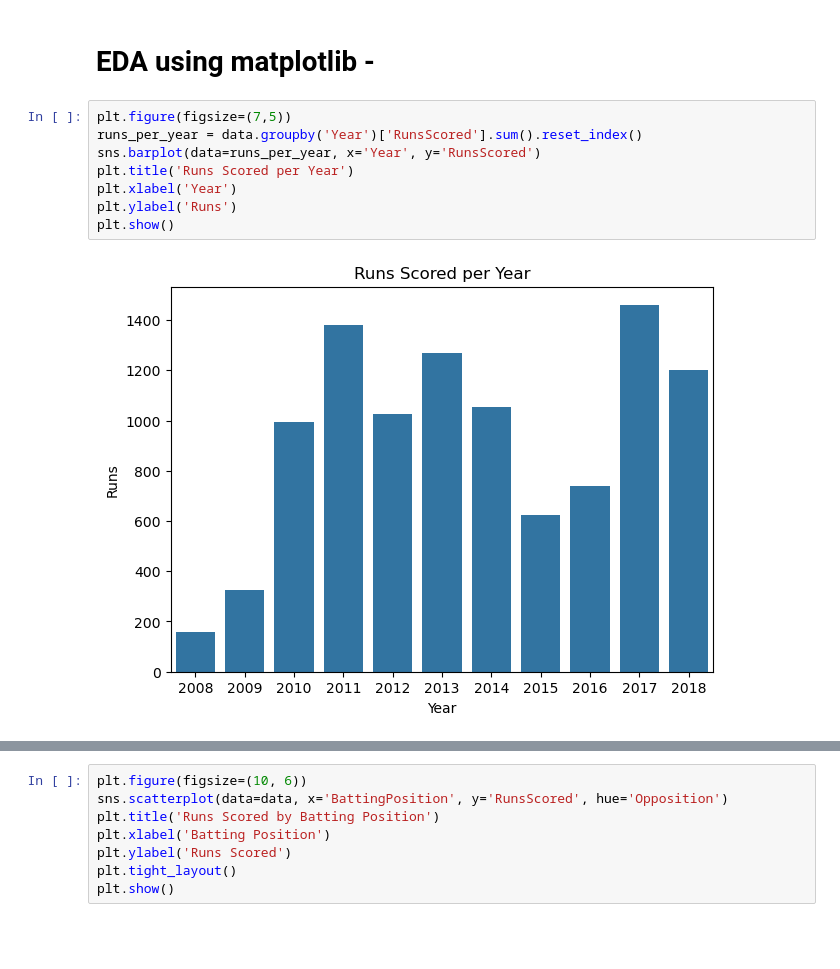
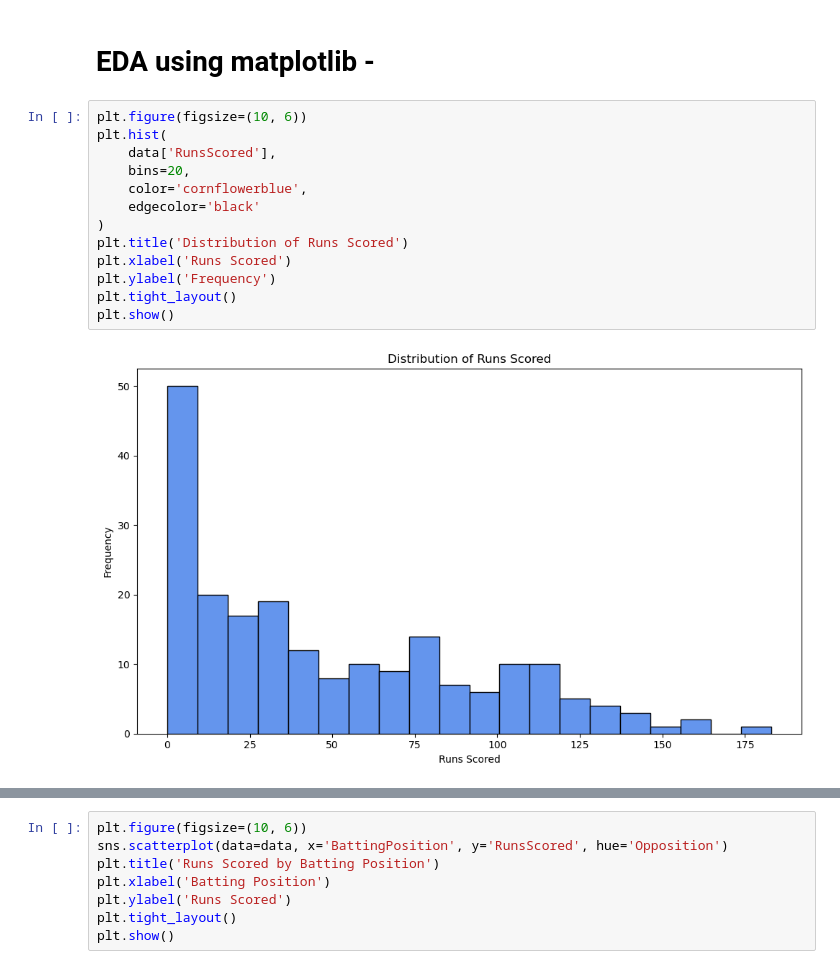
Before and after one commit to BARKKNIGHT/Data-Science, a Jupyter notebook: 16_april_2025_csv_eda.ipynb, the cells around one changed output, grey strips where cells are left out. Cells and saved outputs as stored; diff of their text form; blank space fills up the shorter version.

```diff
--- a/16_april_2025_csv_eda.ipynb
+++ b/16_april_2025_csv_eda.ipynb
@@ -70,13 +70,18 @@ dtype: int64
 # %% [markdown]
 # EDA using matplotlib -
 # %%
-plt.figure(figsize=(7,5))
-runs_per_year = data.groupby('Year')['RunsScored'].sum().reset_index()
-sns.barplot(data=runs_per_year, x='Year', y='RunsScored')
-plt.title('Runs Scored per Year')
-plt.xlabel('Year')
-plt.ylabel('Runs')
+plt.figure(figsize=(10, 6))
+plt.hist(
+    data['RunsScored'],
+    bins=20,
+    color='cornflowerblue',
+    edgecolor='black'
+)
+plt.title('Distribution of Runs Scored')
+plt.xlabel('Runs Scored')
+plt.ylabel('Frequency')
+plt.tight_layout()
 plt.show()
 # %% [output]
-[figure, old version]
+[figure, new version]
 # %%
```
Also changed, not shown: parts of 4 cells of this notebook, 1 other file.
